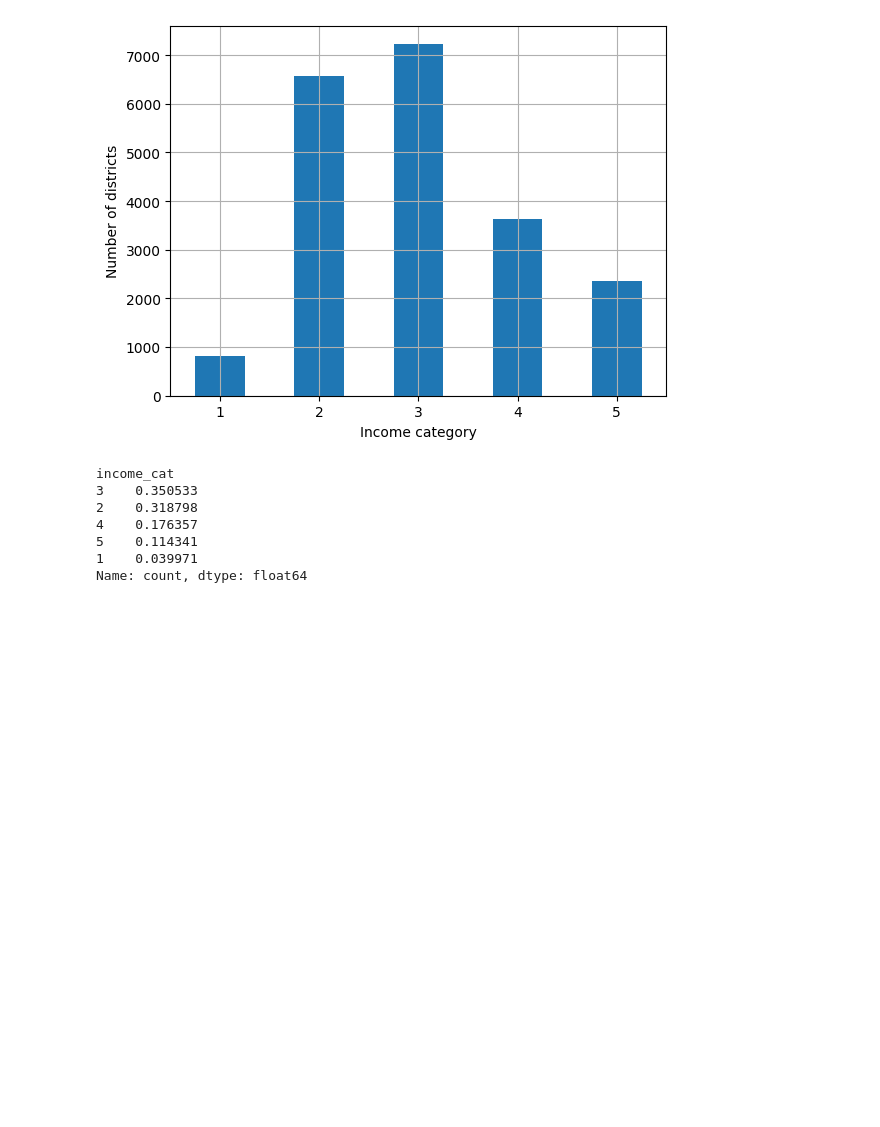
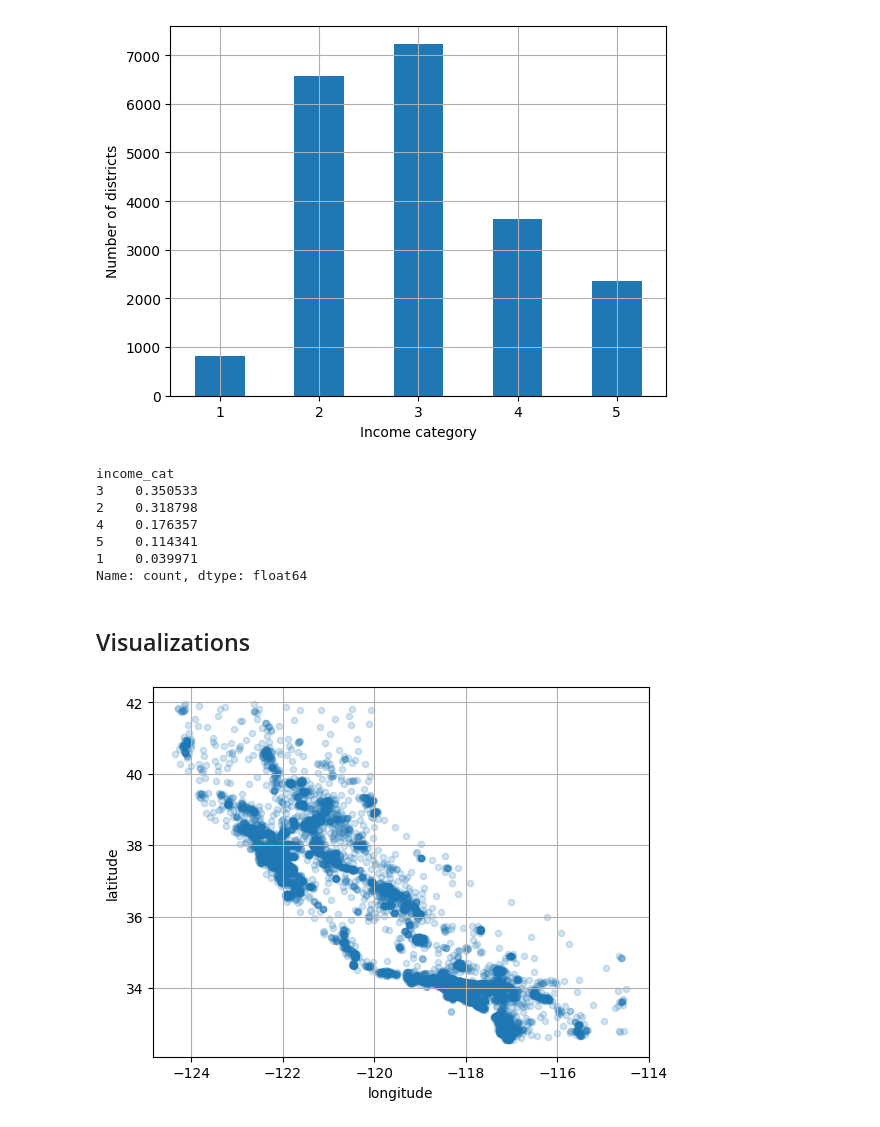
Before and after one commit to evank0301/hands-on-ml, a Jupyter notebook: chapter-2/example_2-1.ipynb, the cells around one changed output. Saved outputs shown, nothing was run; the diff lists cells and outputs as text; code cells hidden in the pictures; blank space fills up the shorter version.

Commit message:
Added visualizations

```diff
--- a/chapter-2/example_2-1.ipynb
+++ b/chapter-2/example_2-1.ipynb
@@ -147,3 +147,15 @@ Name: count, dtype: float64
 # Remove the
 for set_ in (strat_train_set, strat_test_set):
     set_.drop("income_cat", axis = 1, inplace= True)
+# %% [markdown]
+## Visualizations
+# %%
+# Sometimes it might make sense to take a random sample of the training set data for visualizations if size is an issue
+# Making a copy for transformations and such
+housing = strat_train_set.copy()
+# %%
+#Plot the data geographically
+housing.plot(kind = "scatter", x = "longitude", y = "latitude", grid = True, alpha = .2)
+plt.show()
+# %% [output]
+[figure, added]
```
Also changed, not shown: parts of 4 cells of this notebook.
